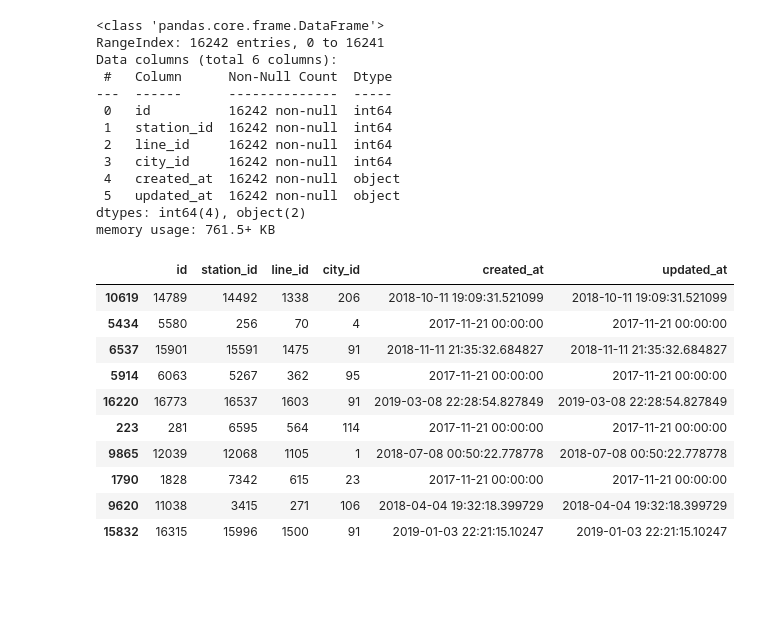
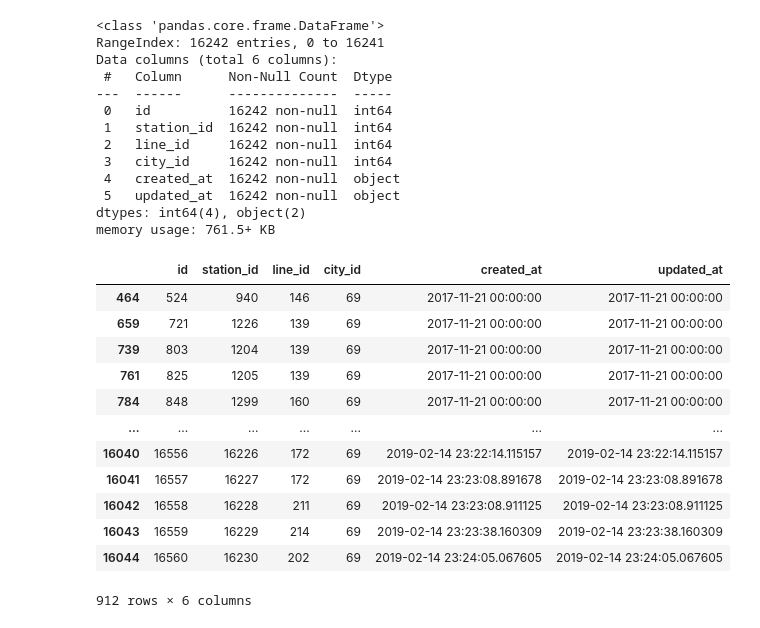
Before and after one commit to shifflettmb-1/transit_of_the_world_exploration, a Jupyter notebook: notebooks/Matthew_scratch.ipynb, the cells around one changed output. Saved outputs shown, nothing was run; the diff lists cells and outputs as text; code cells hidden in the pictures; blank space fills up the shorter version.

```diff
--- a/notebooks/Matthew_scratch.ipynb
+++ b/notebooks/Matthew_scratch.ipynb
@@ -84,28 +86,30 @@ memory usage: 73.6+ KB
 # %%
 station_lines_df.info()
-station_lines_df.sample(10)
+station_lines_df[station_lines_df["city_id"]==69]
 # %% [output]
 <class 'pandas.core.frame.DataFrame'>
 RangeIndex: 16242 entries, 0 to 16241
 Data columns (total 6 columns):
  #   Column      Non-Null Count  Dtype
 ---  ------      --------------  -----
  0   id          16242 non-null  int64
  1   station_id  16242 non-null  int64
  2   line_id     16242 non-null  int64
  3   city_id     16242 non-null  int64
  4   created_at  16242 non-null  object
  5   updated_at  16242 non-null  object
 dtypes: int64(4), object(2)
 memory usage: 761.5+ KB
 |  | id | station_id | line_id | city_id | created_at | updated_at |
-| 10619 | 14789 | 14492 | 1338 | 206 | 2018-10-11 19:09:31.521099 | 2018-10-11 19:09:31.521099 |
-| 5434 | 5580 | 256 | 70 | 4 | 2017-11-21 00:00:00 | 2017-11-21 00:00:00 |
-| 6537 | 15901 | 15591 | 1475 | 91 | 2018-11-11 21:35:32.684827 | 2018-11-11 21:35:32.684827 |
-| 5914 | 6063 | 5267 | 362 | 95 | 2017-11-21 00:00:00 | 2017-11-21 00:00:00 |
-| 16220 | 16773 | 16537 | 1603 | 91 | 2019-03-08 22:28:54.827849 | 2019-03-08 22:28:54.827849 |
-| 223 | 281 | 6595 | 564 | 114 | 2017-11-21 00:00:00 | 2017-11-21 00:00:00 |
-| 9865 | 12039 | 12068 | 1105 | 1 | 2018-07-08 00:50:22.778778 | 2018-07-08 00:50:22.778778 |
-| 1790 | 1828 | 7342 | 615 | 23 | 2017-11-21 00:00:00 | 2017-11-21 00:00:00 |
-| 9620 | 11038 | 3415 | 271 | 106 | 2018-04-04 19:32:18.399729 | 2018-04-04 19:32:18.399729 |
-| 15832 | 16315 | 15996 | 1500 | 91 | 2019-01-03 22:21:15.10247 | 2019-01-03 22:21:15.10247 |
+| 464 | 524 | 940 | 146 | 69 | 2017-11-21 00:00:00 | 2017-11-21 00:00:00 |
+| 659 | 721 | 1226 | 139 | 69 | 2017-11-21 00:00:00 | 2017-11-21 00:00:00 |
+| 739 | 803 | 1204 | 139 | 69 | 2017-11-21 00:00:00 | 2017-11-21 00:00:00 |
+| 761 | 825 | 1205 | 139 | 69 | 2017-11-21 00:00:00 | 2017-11-21 00:00:00 |
+| 784 | 848 | 1299 | 160 | 69 | 2017-11-21 00:00:00 | 2017-11-21 00:00:00 |
+| ... | ... | ... | ... | ... | ... | ... |
+| 16040 | 16556 | 16226 | 172 | 69 | 2019-02-14 23:22:14.115157 | 2019-02-14 23:22:14.115157 |
+| 16041 | 16557 | 16227 | 172 | 69 | 2019-02-14 23:23:08.891678 | 2019-02-14 23:23:08.891678 |
+| 16042 | 16558 | 16228 | 211 | 69 | 2019-02-14 23:23:08.911125 | 2019-02-14 23:23:08.911125 |
+| 16043 | 16559 | 16229 | 214 | 69 | 2019-02-14 23:23:38.160309 | 2019-02-14 23:23:38.160309 |
+| 16044 | 16560 | 16230 | 202 | 69 | 2019-02-14 23:24:05.067605 | 2019-02-14 23:24:05.067605 |
+912 rows × 6 columns
```
Also changed, not shown: parts of 9 cells of this notebook.
